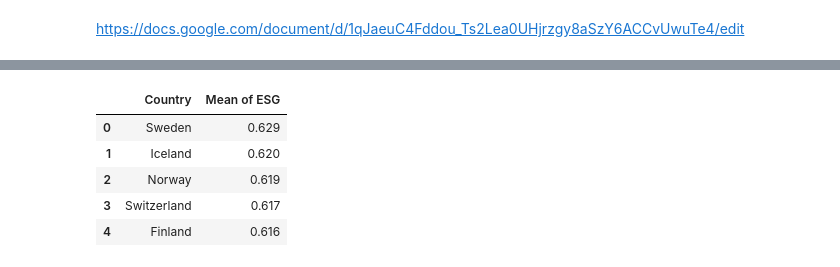
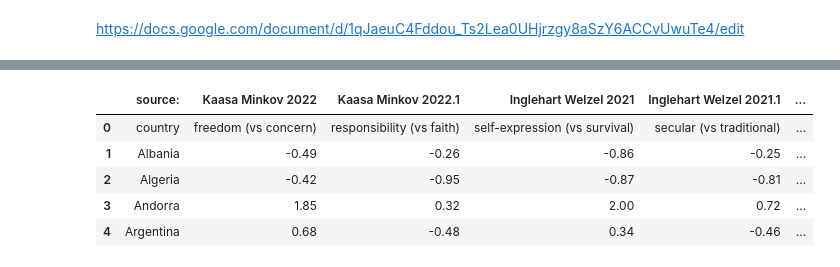
Before and after one commit to franklinchuks/Culture_ESG_EKC_THESIS, a Jupyter notebook: thesis_scrape.ipynb, the cells around one changed output, grey strips where cells are left out. Cells and saved outputs as stored; diff of their text form; code cells hidden in the pictures.

```diff
--- a/thesis_scrape.ipynb
+++ b/thesis_scrape.ipynb
@@ -5,14 +53,14 @@ import pandas as pd
 # %%
-esg_df = pd.read_csv('esg.csv')
-co2_df = pd.read_csv('co2_metric_tons_per_capita.csv')
-gdp_df = pd.read_csv('gdp_per_capita.csv')
-cul_df = pd.read_csv('culture.csv')
+esg = pd.read_csv('esg.csv')
+co2 = pd.read_csv('co2_metric_tons_per_capita.csv')
+gdp = pd.read_csv('gdp_per_capita.csv')
+cul = pd.read_csv('culture.csv')
 # %%
-esg_df.head(5)
+cul_df.head(5)
 # %% [output]
-|  | Country | Mean of ESG |
-| 0 | Sweden | 0.629 |
-| 1 | Iceland | 0.620 |
-| 2 | Norway | 0.619 |
-| 3 | Switzerland | 0.617 |
-| 4 | Finland | 0.616 |
+|  | source: | Kaasa Minkov 2022 | Kaasa Minkov 2022.1 | Inglehart Welzel 2021 | Inglehart Welzel 2021.1 | ... |
+| 0 | country | freedom (vs concern) | responsibility (vs faith) | self-expression (vs survival) | secular (vs traditional) | ... |
+| 1 | Albania | -0.49 | -0.26 | -0.86 | -0.25 | ... |
+| 2 | Algeria | -0.42 | -0.95 | -0.87 | -0.81 | ... |
+| 3 | Andorra | 1.85 | 0.32 | 2.00 | 0.72 | ... |
+| 4 | Argentina | 0.68 | -0.48 | 0.34 | -0.46 | ... |
```
Also changed, not shown: parts of 7 cells of this notebook, 1 other file.
